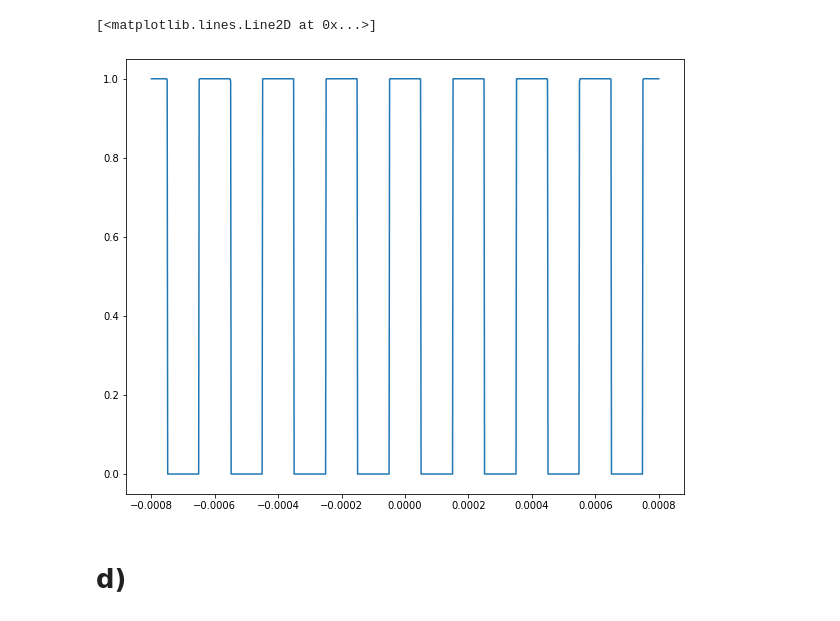
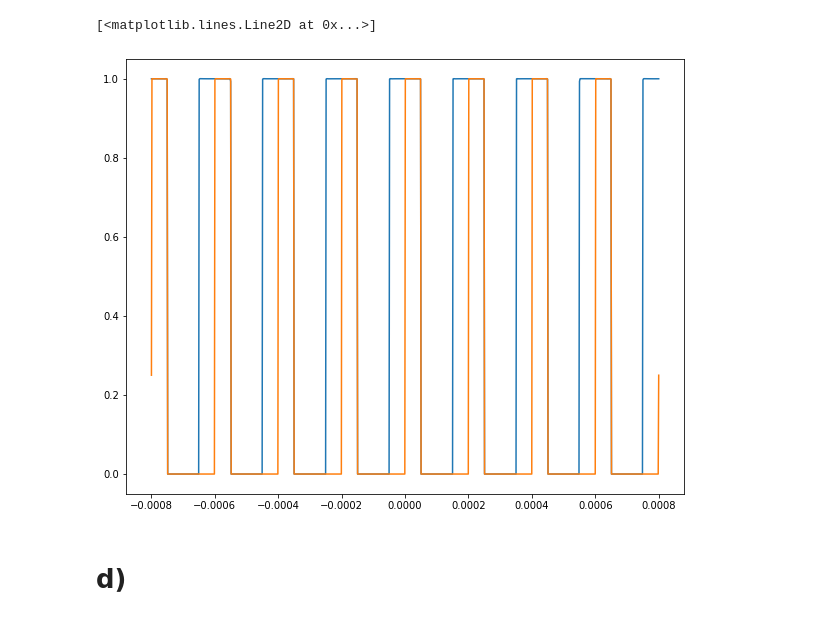
Before and after one commit to Elliot-Wadge/Phys-332W-SF, a Jupyter notebook: prelab/Elliot_prelab2.ipynb, the cells around one changed output. Saved outputs shown, nothing was run; the diff lists cells and outputs as text; code cells hidden in the pictures.

```diff
--- a/prelab/Elliot_prelab2.ipynb
+++ b/prelab/Elliot_prelab2.ipynb
@@ -3,12 +3,12 @@ import numpy as np
 import matplotlib.pyplot as plt
 # %%
 @np.vectorize
-def fourier_series(x,a,I,N=9,modifier = {}):
+def fourier_series(x,a,I=1,N=9,modifier = {}):
     F0 = 1/2*I
     k = 2*np.pi/a
 
     if N%2 == 0:
-        raise ValueError('N must be an odd number')
+        N += 1
 
 
     n = np.arange(-N,N+2,2)
@@ -17,38 +17,87 @@ def fourier_series(x,a,I,N=9,modifier = {}):
 
     power = np.where((abs(n)+1)%4 == 0, [1],[0])
     #this gets the sign right
     sign = (-1)**power
     coef = sign/(abs(n)*np.pi)
 
     for key in modifier.keys():
         i = np.where(n == int(key))
 
         coef[i] = modifier[key]
         if key == '0':
             F0 = modifier[key]
 
 
 
     fourier_series = F0 + np.sum(coef*np.exp(-1j*n*k*x))
     return fourier_series
 
-def intensity(x,a,I,N=9,modifier = {}):
-    y = fourier_series(x,a,I,N=N,modifier = modifier)
+
+# @np.vectorize
+# def duty_cycle_fourier(x,a,d,I=1,N=9, modifier = {}):
+#     F0 = d*I
+#     k = 2*np.pi/a
+
+#     n = np.arange(1,N+1,1)
+#     #remove the zero
+#     #n = np.delete(n, len(n)//2)
+
+#     mod = np.ones(len(n))
+#     for key in modifier.keys():
+#         i = np.where(n == int(key))
+
+#         coef[i] = modifier[key]
+#         if key == '0':
+#             F0 = modifier[key]
+
+#     fourier_series = F0 + 1/np.pi*np.sum(1/n*np.sin(2*n*np.pi*d)*np.cos(n*k*x)) + 1/np.pi*np.sum(1/n*np.sin(n*k*x)*(1-np.cos(2*n*np.pi*d)))
+#     return fourier_series
+
+
+def intensity(x,a,I=1,N=9,modifier = {}):
+    y = fourier_series(x,a,I=I,N=N,modifier = modifier)
     return y*np.conj(y)
+
+def intensity_duty(x,a,d,I=1,N=9,modifier = {}):
+    y = duty_cycle_fourier(x,a,d, I = I, N = N, modifier = modifier)
+    return y*np.conj(y)
+
+@np.vectorize
+def duty_cycle_fourier(x,a,d,I=1,N=9, modifier = {}):
+    F0 = d*I
+    k = 2*np.pi/a
+
+    n = np.arange(-N,N+1,1)
+    #remove the zero
+    n = np.delete(n,len(n)//2)
+    mod = np.ones(len(n))
+
+
+    for key in modifier.keys():
+        i = np.where(n == int(key))
+
+        n[i] = modifier[key]
+        if key == '0':
+            F0 = modifier[key]
+
+
+    fourier_series = F0 - 1j/(2*np.pi)*np.sum(1/n*(1-np.exp(-1j*2*np.pi*n*d))*np.exp(1j*n*k*x))
+    return fourier_series
 
 
 a = 0.2e-3
 x_min = -4*a
 x_max = 4*a
 xspace = np.linspace(x_min,x_max,1000)
-yspace = intensity(xspace,a,1,N=20001)
-
+yspace = intensity(xspace,a,N=20001)
+yspace2 = intensity_duty(xspace,a,1/4,N=37000)
 
 fig = plt.figure(figsize = (10,8))
 plt.plot(xspace,yspace)
+plt.plot(xspace,yspace2)
 # %% [output]
 [<matplotlib.lines.Line2D at 0x...>]
-[figure, old version]
+[figure, new version]
 # %% [markdown]
 # d)
 # %%
```
Also changed, not shown: parts of 4 cells of this notebook, 20 other files.
